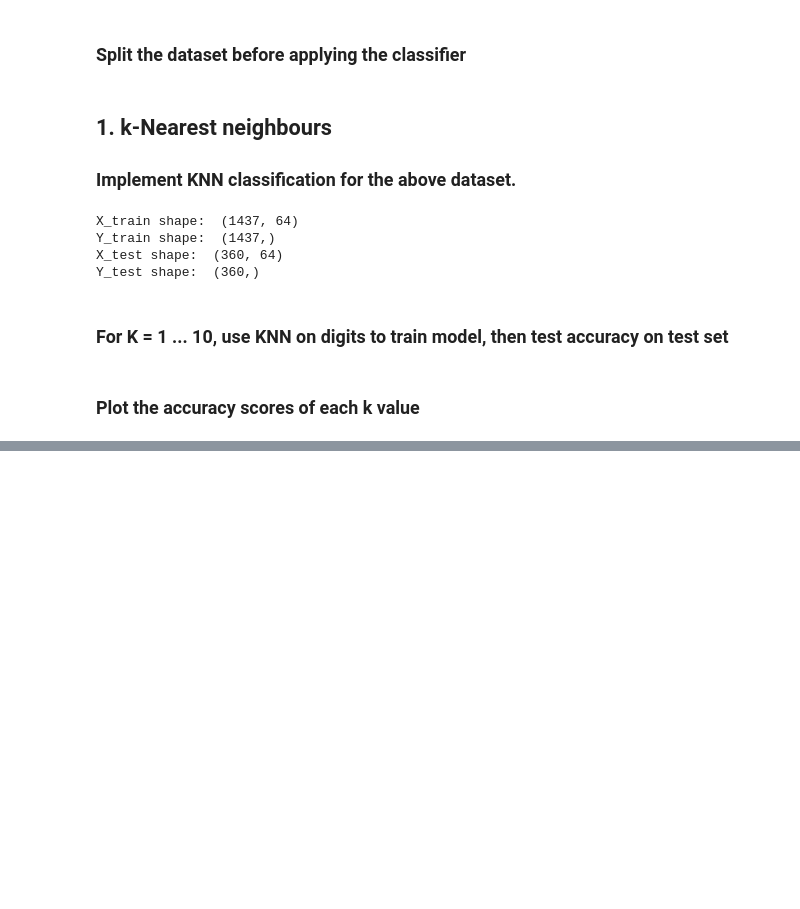
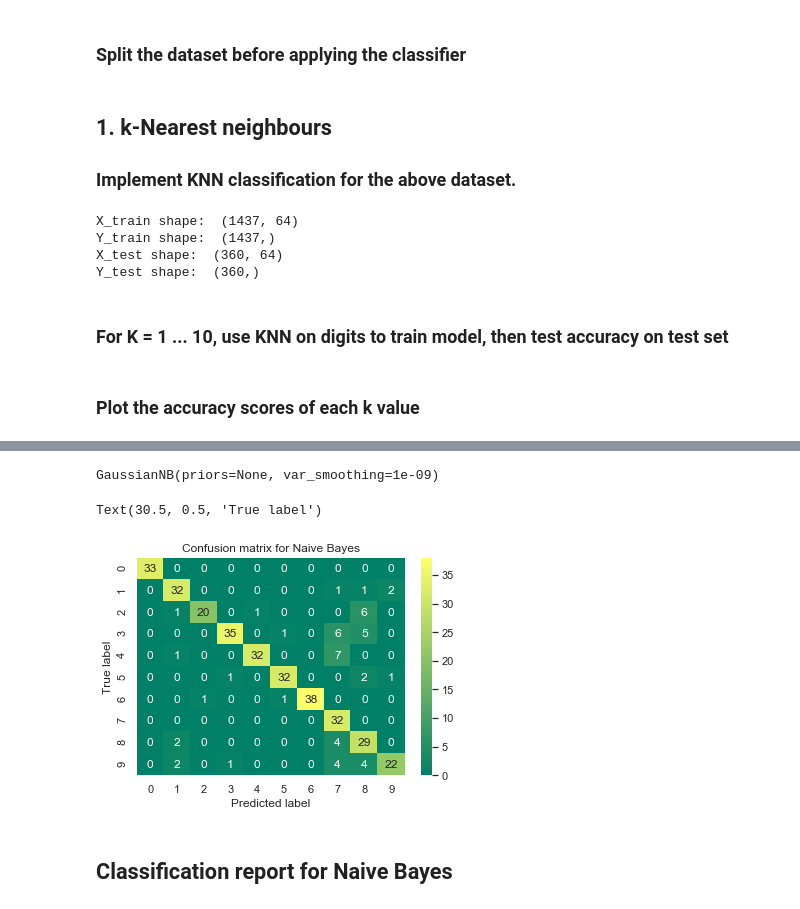
Before and after one commit to RustyBlewitt/BigData, a Jupyter notebook: week3/week3.ipynb, the cells around one changed output, grey strips where cells are left out. Cells and saved outputs as stored; diff of their text form; code cells hidden in the pictures; blank space fills up the shorter version.

```diff
--- a/week3/week3.ipynb
+++ b/week3/week3.ipynb
@@ -63,0 +171,18 @@ plt.legend()
+# %%
+gaussian = GaussianNB()
+gaussian.fit(X_train, y_train)
+# %% [output]
+GaussianNB(priors=None, var_smoothing=1e-09)
+# %%
+gaussian_predictions = gaussian.predict(X_test)
+cm = confusion_matrix(y_test, gaussian_predictions)
+sns.set()
+ax = sns.heatmap(cm, annot=True, cmap='summer')
+ax.set_title('Confusion matrix for Naive Bayes')
+ax.set_xlabel("Predicted label")
+ax.set_ylabel("True label")
+# %% [output]
+Text(30.5, 0.5, 'True label')
+[figure, added]
+# %% [markdown]
+## Classification report for Naive Bayes
```
Also changed, not shown: parts of 33 cells of this notebook.
